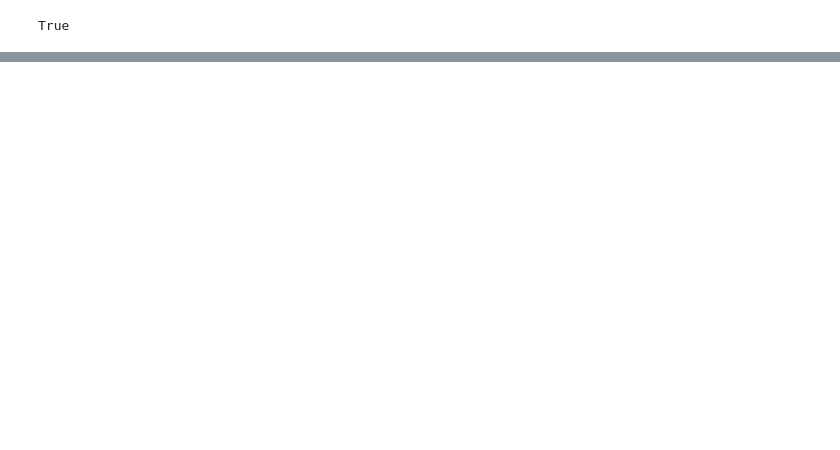
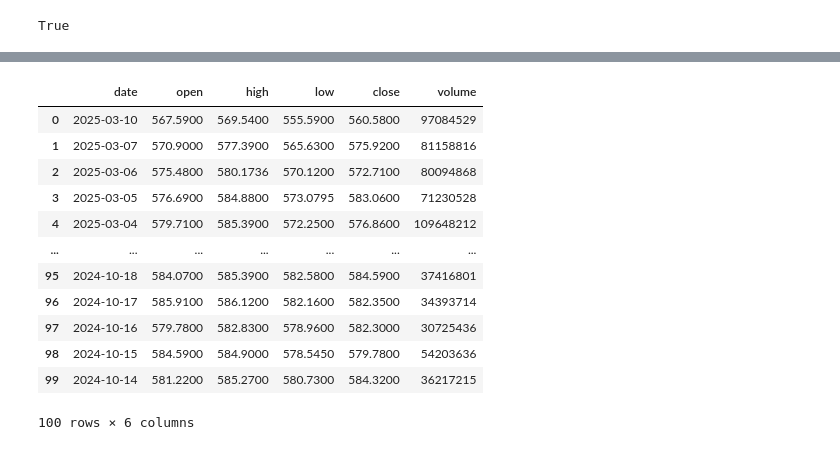
Before and after one commit to bytesbyt/ds_stock_market, a Jupyter notebook: stock_market.ipynb, the cells around one changed output, grey strips where cells are left out. Drawn from its saved outputs; the diff is of its cells as text; code cells hidden in the pictures; blank space fills up the shorter version.

Commit message:
Import data

```diff
--- a/stock_market.ipynb
+++ b/stock_market.ipynb
@@ -81,0 +103,20 @@ df
+# %%
+# Convert to datetime format (recommended)
+df["date"] = pd.to_datetime(df["date"])
+
+# Display the DataFrame
+df
+# %% [output]
+|  | date | open | high | low | close | volume |
+| 0 | 2025-03-10 | 567.5900 | 569.5400 | 555.5900 | 560.5800 | 97084529 |
+| 1 | 2025-03-07 | 570.9000 | 577.3900 | 565.6300 | 575.9200 | 81158816 |
+| 2 | 2025-03-06 | 575.4800 | 580.1736 | 570.1200 | 572.7100 | 80094868 |
+| 3 | 2025-03-05 | 576.6900 | 584.8800 | 573.0795 | 583.0600 | 71230528 |
+| 4 | 2025-03-04 | 579.7100 | 585.3900 | 572.2500 | 576.8600 | 109648212 |
+| ... | ... | ... | ... | ... | ... | ... |
+| 95 | 2024-10-18 | 584.0700 | 585.3900 | 582.5800 | 584.5900 | 37416801 |
+| 96 | 2024-10-17 | 585.9100 | 586.1200 | 582.1600 | 582.3500 | 34393714 |
+| 97 | 2024-10-16 | 579.7800 | 582.8300 | 578.9600 | 582.3000 | 30725436 |
+| 98 | 2024-10-15 | 584.5900 | 584.9000 | 578.5450 | 579.7800 | 54203636 |
+| 99 | 2024-10-14 | 581.2200 | 585.2700 | 580.7300 | 584.3200 | 36217215 |
+100 rows × 6 columns
```
Also changed, not shown: parts of 9 cells of this notebook.
